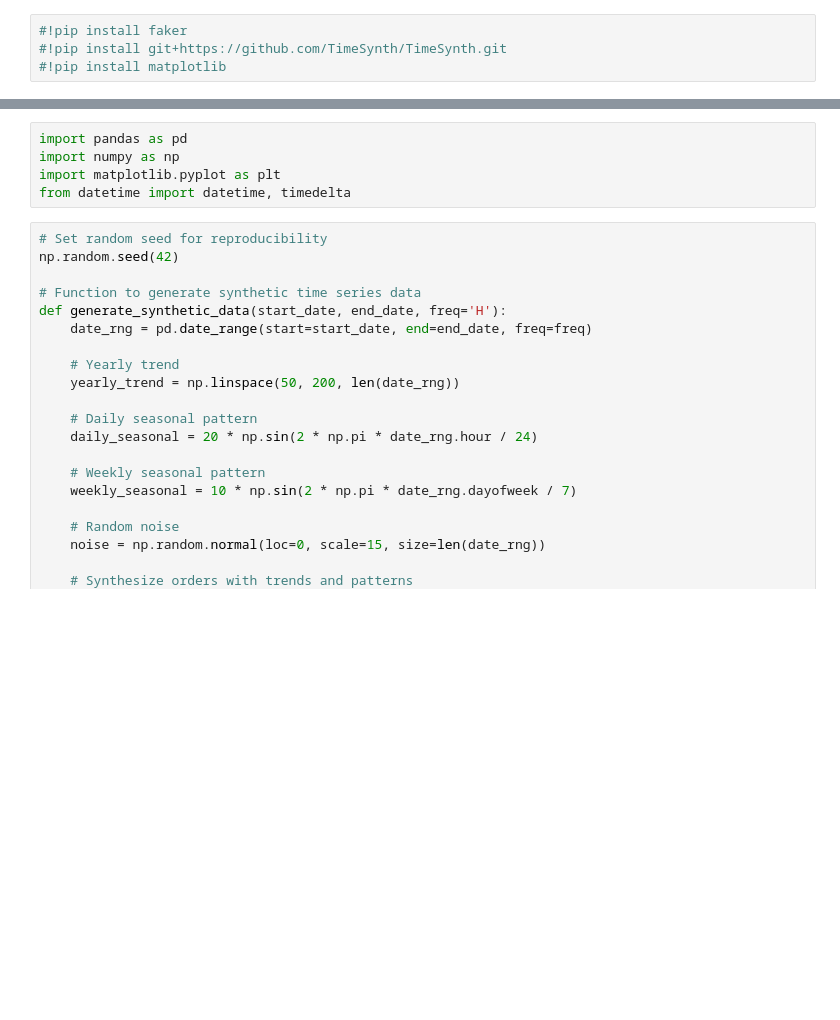
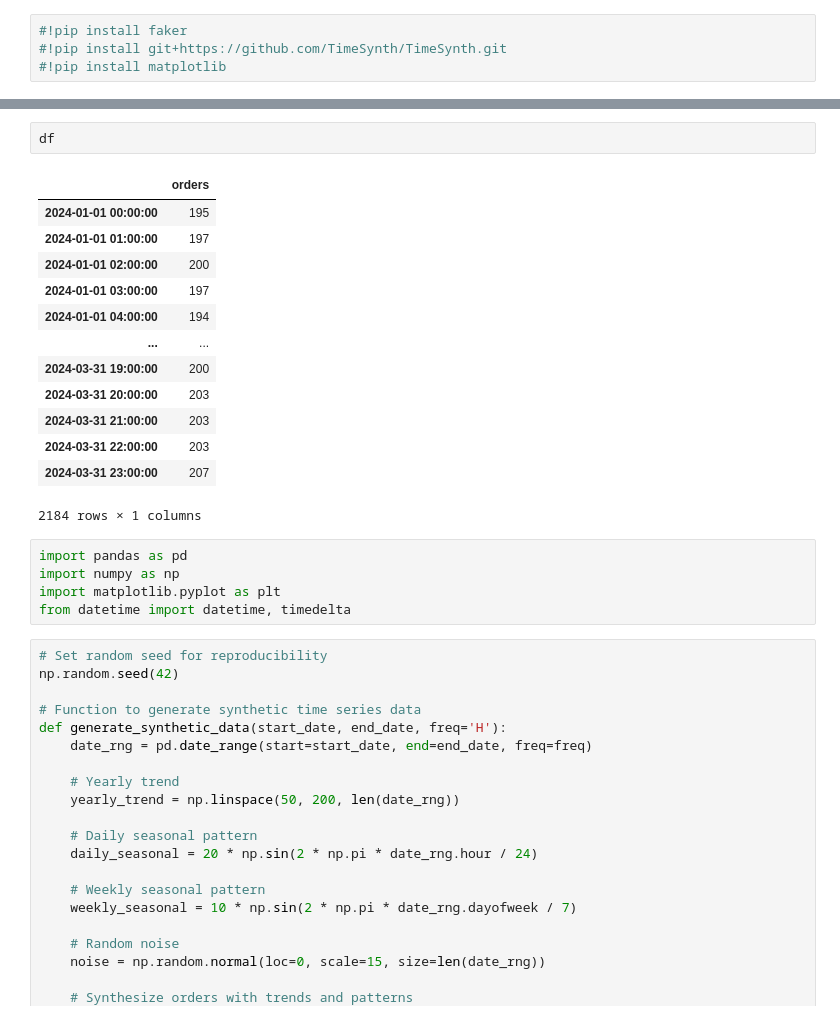
Before and after one commit to attilareinhart/resource_planner, a Jupyter notebook: sandbox.ipynb, the cells around one changed output, grey strips where cells are left out. Drawn from its saved outputs; the diff is of its cells as text; blank space fills up the shorter version.

```diff
--- a/sandbox.ipynb
+++ b/sandbox.ipynb
@@ -76,3 +35,19 @@ timeseries.sample(regular_time_samples)
+# %%
+df
+# %% [output]
+|  | orders |
+| 2024-01-01 00:00:00 | 195 |
+| 2024-01-01 01:00:00 | 197 |
+| 2024-01-01 02:00:00 | 200 |
+| 2024-01-01 03:00:00 | 197 |
+| 2024-01-01 04:00:00 | 194 |
+| ... | ... |
+| 2024-03-31 19:00:00 | 200 |
+| 2024-03-31 20:00:00 | 203 |
+| 2024-03-31 21:00:00 | 203 |
+| 2024-03-31 22:00:00 | 203 |
+| 2024-03-31 23:00:00 | 207 |
+2184 rows × 1 columns
 # %%
 import pandas as pd
 import numpy as np
```
Also changed, not shown: parts of 7 cells of this notebook.
